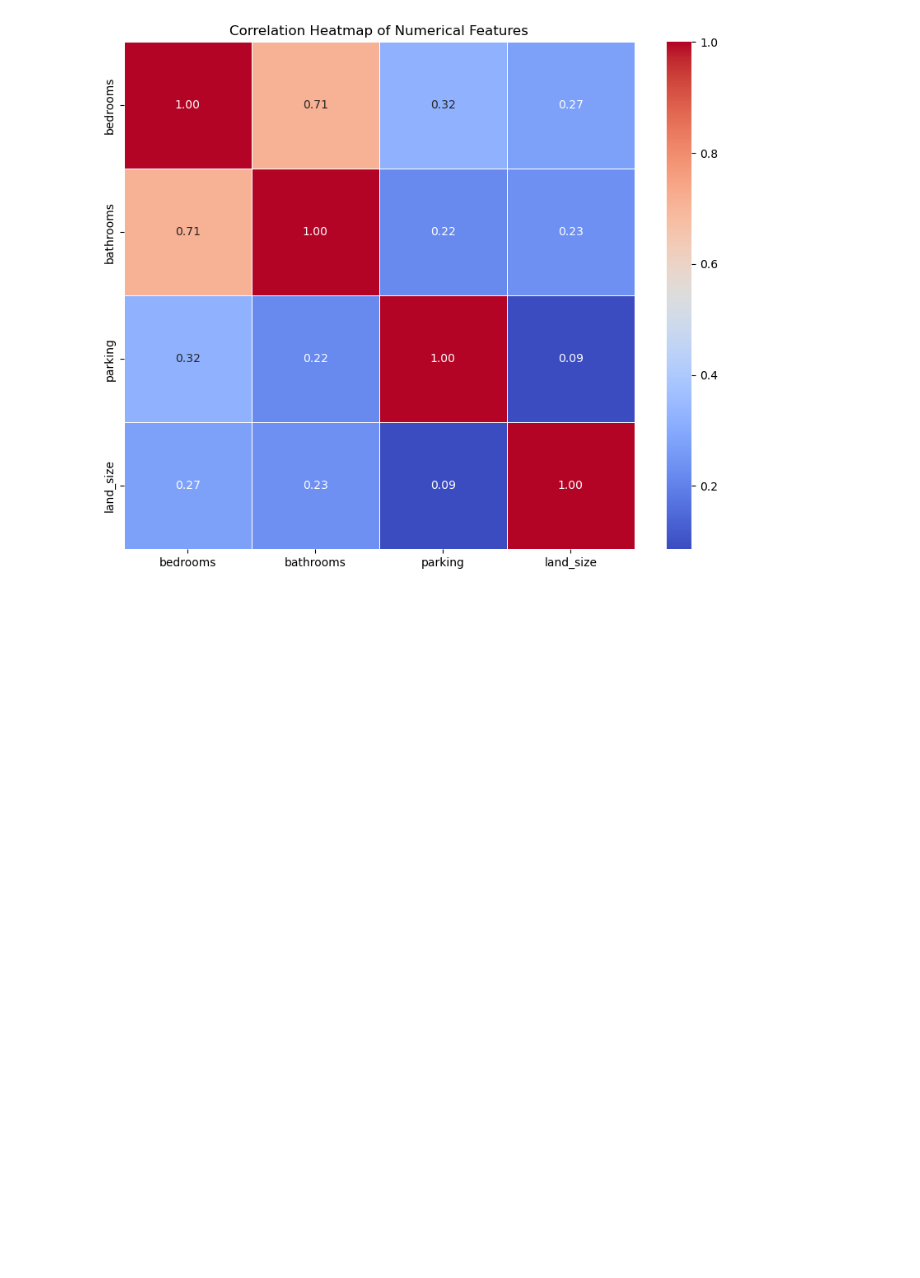
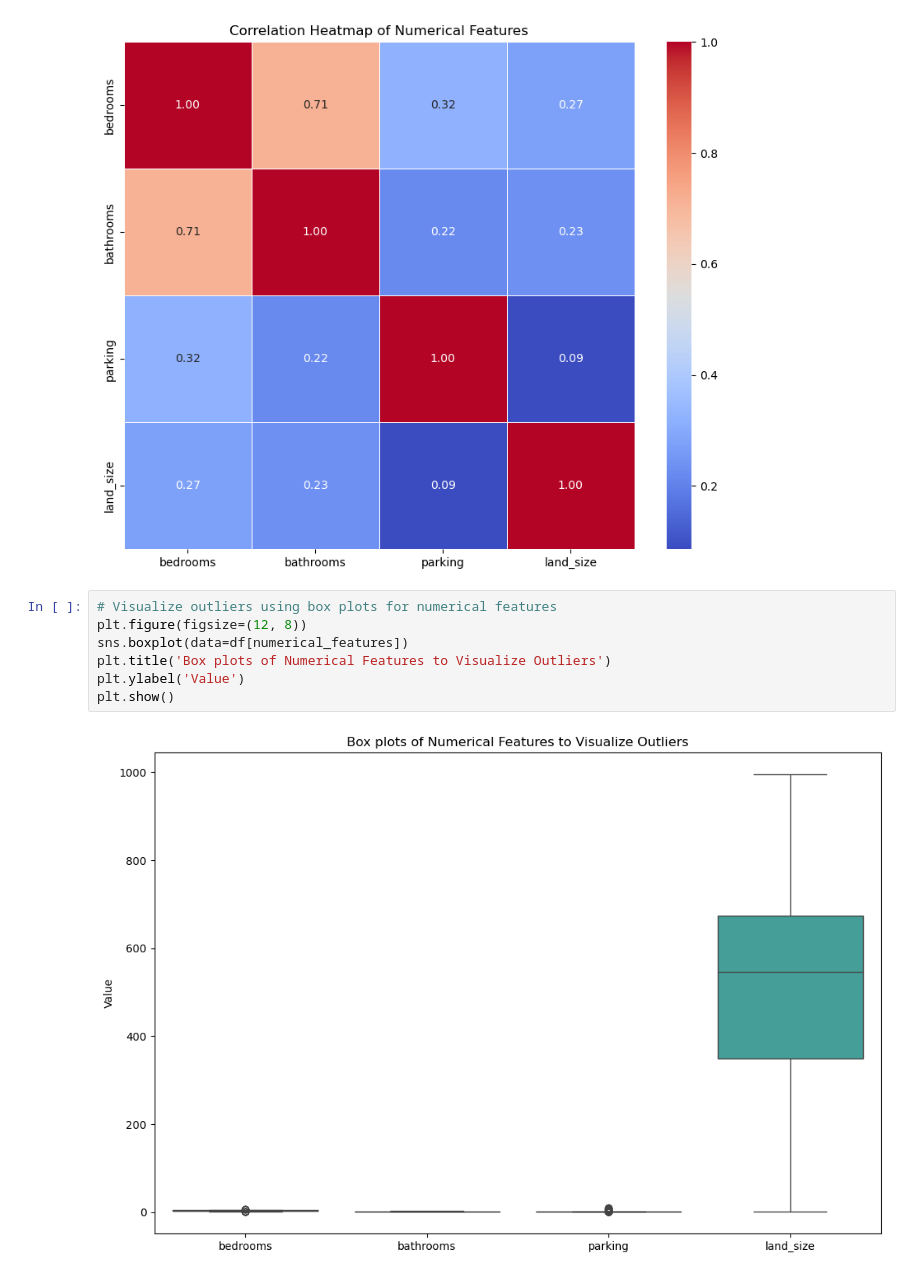
Before and after one commit to hashem59/ML-8.2, a Jupyter notebook: task.ipynb, the cells around one changed output. Drawn from its saved outputs; the diff is of its cells as text; blank space fills up the shorter version.

```diff
--- a/task.ipynb
+++ b/task.ipynb
@@ -114,3 +114,12 @@ Target (y): (300,)
     plt.show()
 # %% [output]
 [figure]
+# %%
+# Visualize outliers using box plots for numerical features
+plt.figure(figsize=(12, 8))
+sns.boxplot(data=df[numerical_features])
+plt.title('Box plots of Numerical Features to Visualize Outliers')
+plt.ylabel('Value')
+plt.show()
+# %% [output]
+[figure, added]
```
Also changed, not shown: parts of 1 cell of this notebook, 2 other files.
